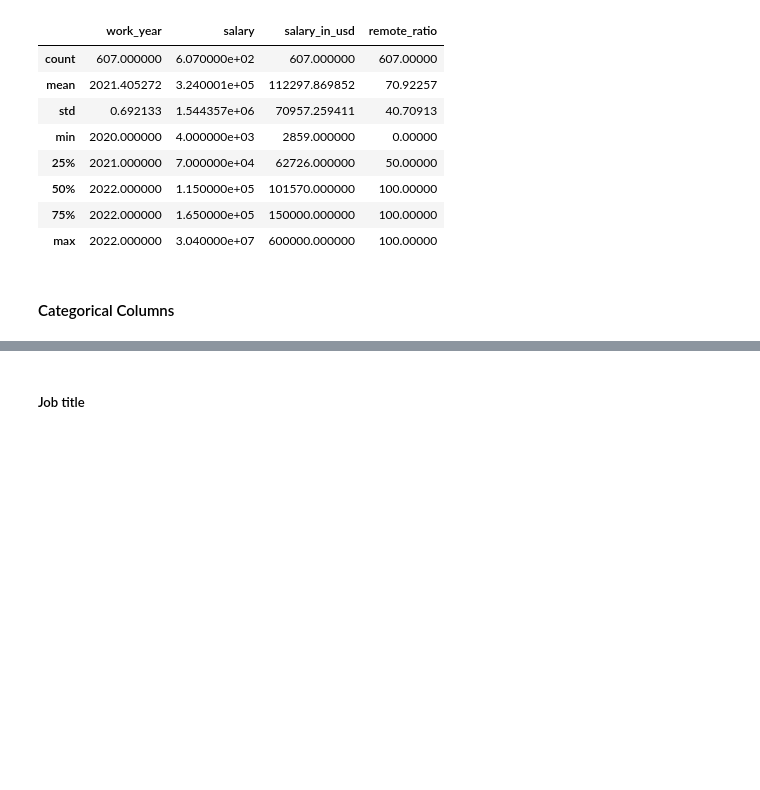
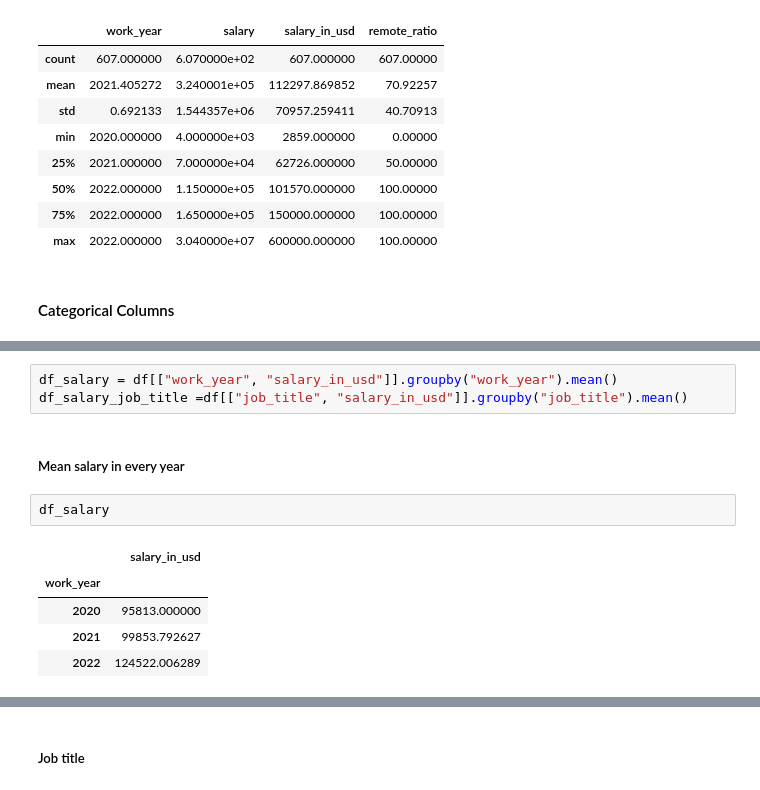
Before and after one commit to mateuszreliga/DS_Job_Salaries, a Jupyter notebook: ds_salaries.ipynb, the cells around one changed output, grey strips where cells are left out. Cells and saved outputs as stored; diff of their text form; blank space fills up the shorter version.

```diff
--- a/ds_salaries.ipynb
+++ b/ds_salaries.ipynb
@@ -90,0 +106,13 @@ df.describe()
+# %%
+df_salary = df[["work_year", "salary_in_usd"]].groupby("work_year").mean()
+df_salary_job_title =df[["job_title", "salary_in_usd"]].groupby("job_title").mean()
+# %% [markdown]
+##### Mean salary in every year
+# %%
+df_salary
+# %% [output]
+|  | salary_in_usd |
+| work_year |  |
+| 2020 | 95813.000000 |
+| 2021 | 99853.792627 |
+| 2022 | 124522.006289 |
```
Also changed, not shown: parts of 8 cells of this notebook.
